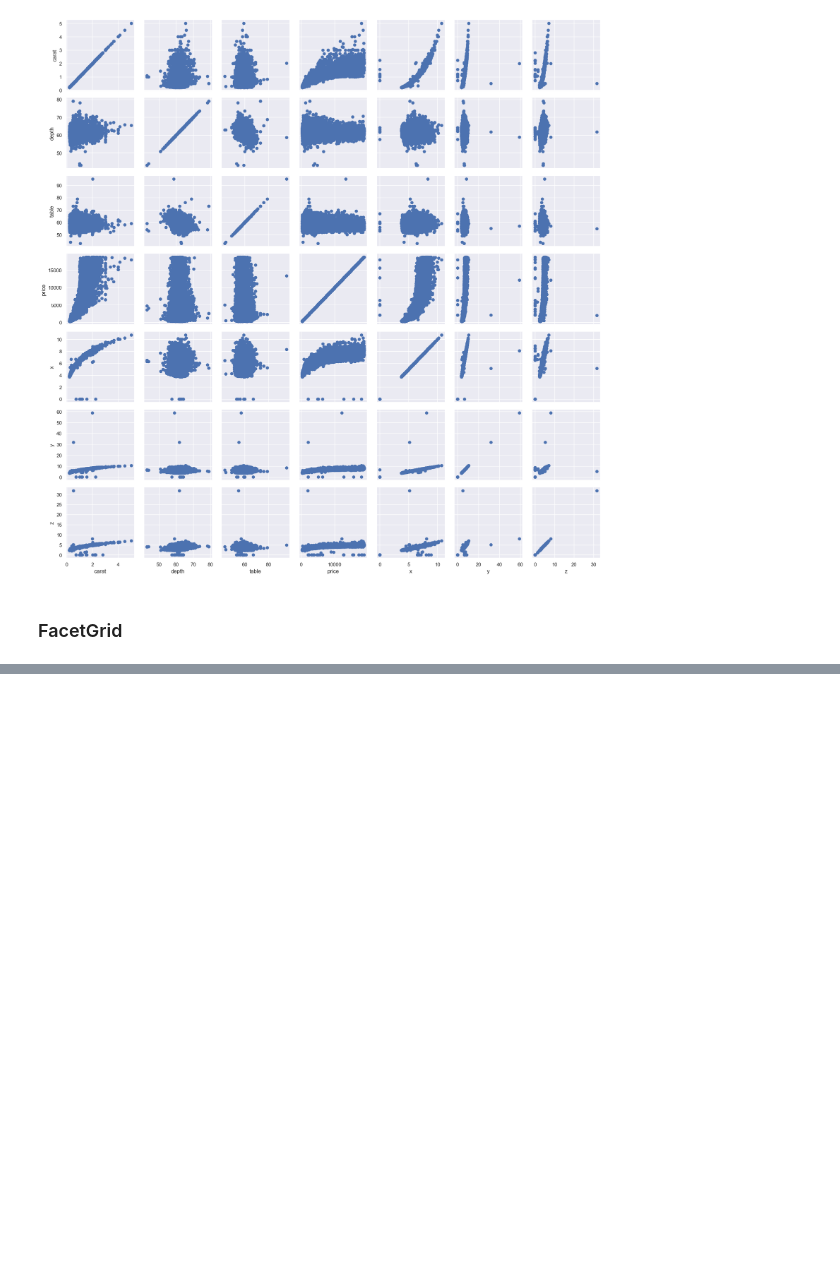
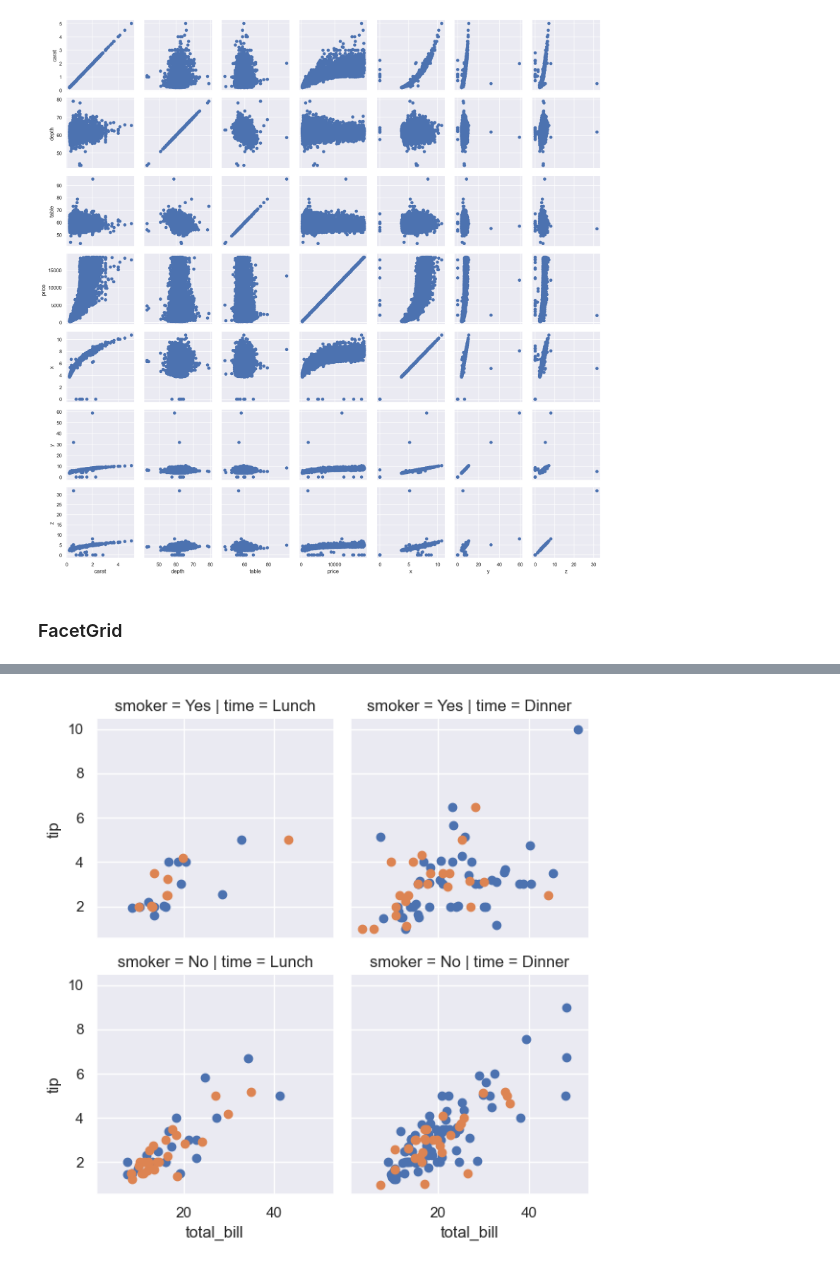
Before and after one commit to Renal-D/basic-python-library-for-data, a Jupyter notebook: Basic-Seaborn/seaborn-4.ipynb, the cells around one changed output, grey strips where cells are left out. Drawn from its saved outputs; the diff is of its cells as text; code cells hidden in the pictures; blank space fills up the shorter version.

```diff
--- a/Basic-Seaborn/seaborn-4.ipynb
+++ b/Basic-Seaborn/seaborn-4.ipynb
@@ -93,0 +154,6 @@ tips
+# %%
+p = sns.FacetGrid(row='smoker',col='time', data=tips, hue='sex')
+p.map(plt.scatter, 'total_bill', 'tip')
+plt.show()
+# %% [output]
+[figure, added]
```
Also changed, not shown: parts of 3 cells of this notebook.
